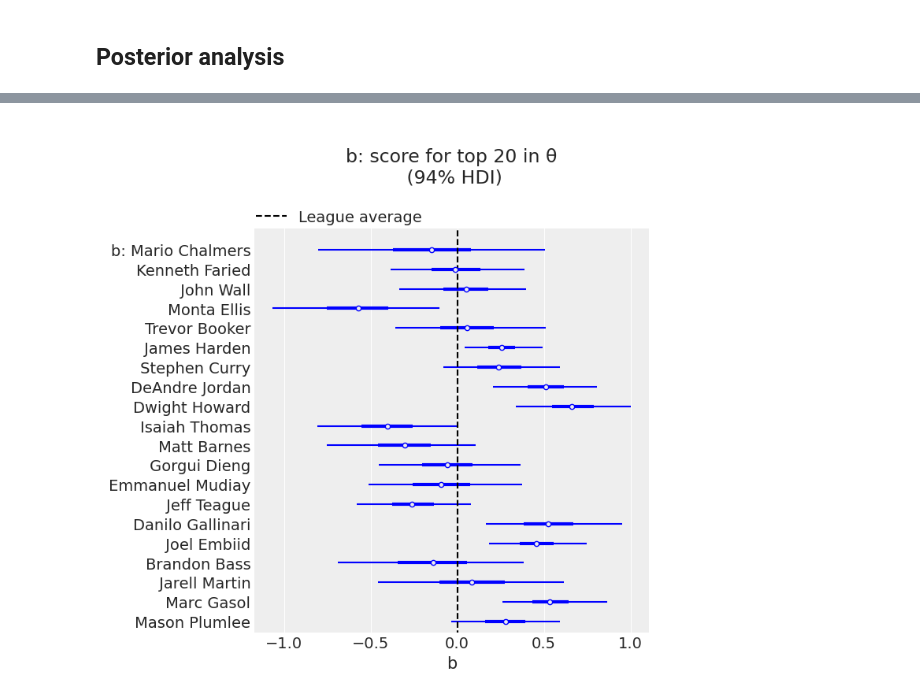
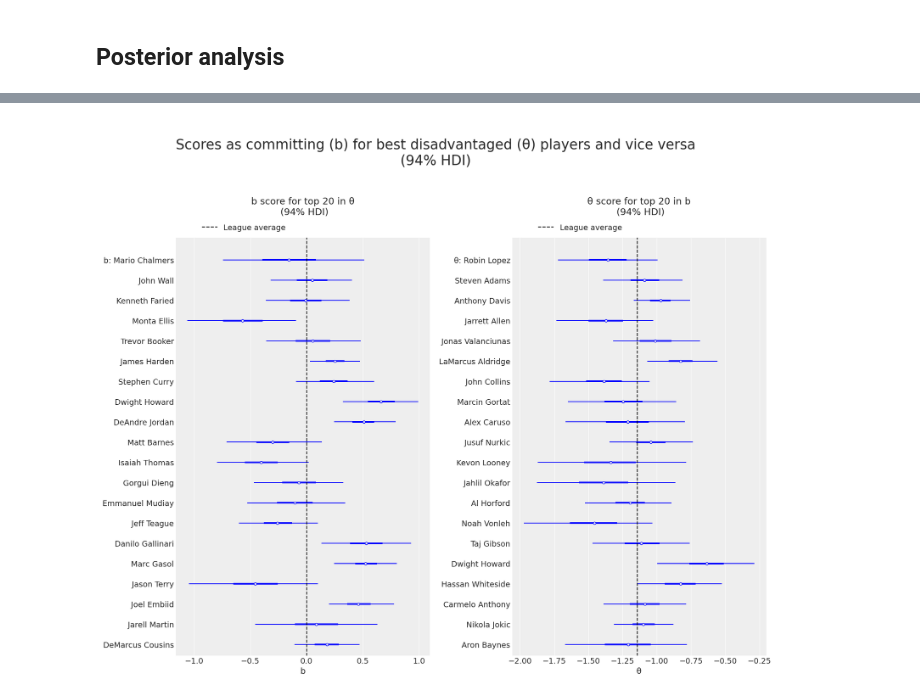
Before and after one commit to ltoniazzi/Item-Response-NBA, a Jupyter notebook: Item-Response-NBA.ipynb, the cells around one changed output, grey strips where cells are left out. Cells and saved outputs as stored; diff of their text form; code cells hidden in the pictures.

```diff
--- a/Item-Response-NBA.ipynb
+++ b/Item-Response-NBA.ipynb
@@ -131,0 +67,3 @@ Number of committing players: 792
+# %%
+df_orig = pd.read_csv("./data/item_response_nba.csv",index_col=0)
+df_orig.head()
@@ -177,8 +184,6 @@ coords = {"disadvantaged": disadvantaged, "committing": committing}
 with pm.Model(coords=coords) as model:
 
     # Data
-    disadvantaged_observed = pm.Data("disadvantaged_observed", df.disadvantaged_player_id)
-    committing_observed = pm.Data("committing_observed", df.committing_player_id)
     foul_called_observed = pm.Data("foul_called_observed", df.foul_called)
 
     # Hyperpriors
@@ -286,15 +292,18 @@ def order_posterior(inferencedata, var, bottom_bool):
     return xarray_.sortby(xarray_, ascending=bottom_bool)
 
 
-top_θ, bottom_θ = order_posterior(trace, "θ", False), order_posterior(trace, "θ", True)
-top_b, bottom_b = order_posterior(trace, "b", False), order_posterior(trace, "b", True)
+top_θ, bottom_θ = (order_posterior(trace, "θ", False),
+                   order_posterior(trace, "θ", True))
+top_b, bottom_b = (order_posterior(trace, "b", False),
+                   order_posterior(trace, "b", True))
 
 amount = 10  # How many top players we want to display in each cathegory
 
 fig = plt.figure(figsize=(17, 14))
 fig.suptitle(
-    "\nPosterior estimates for top and bottom players " "with respect to θ and b  \n(94% HDI)\n",
-    fontsize=20,
+    "\nPosterior estimates for top and bottom disadvantaged (θ) and "
+    "committing (b) players \n(94% HDI)\n",
+    fontsize=25,
 )
 θ_top_ax = fig.add_subplot(221)
 b_top_ax = fig.add_subplot(222)
@@ -331,7 +340,7 @@ az.plot_forest(
 θ_bottom_ax.legend(loc=2)
 
 # b: plot top
-ax = az.plot_forest(
+az.plot_forest(
     trace,
     var_names=["b"],
     colors="blue",
@@ -368,25 +379,53 @@ The next and final plot shows the `b` scores for the top players with respect to
 # %%
 amount = 20  # How many top players we want to display
+top_θ_list = top_θ[:amount].coords["disadvantaged"].to_dict()["data"]
+top_b_list = top_b[:amount].coords["committing"].to_dict()["data"]
+
 top_θ_in_committing = set(committing).intersection(
-    set(top_θ[:amount].coords["disadvantaged"].to_dict()["data"])
+                      set(top_θ_list)
 )
-if len(top_θ_in_committing) < amount:
+top_b_in_disadvantaged = set(disadvantaged).intersection(
+                         set(top_b_list)
+)
+if (len(top_θ_in_committing) < amount) | (len(top_b_in_disadvantaged) < amount):
     print(
-        f"Some players in the top {amount} for θ do not have observations for b.\n",
+        f"Some players in the top {amount} for θ (or b) do not have observations for b (or θ).\n",
         "Plot not shown",
     )
 else:
-    ax = az.plot_forest(
+    fig = plt.figure(figsize=(17, 14))
+    fig.suptitle("\nScores as committing (b) for best disadvantaged (θ) players"
+                 " and vice versa"
+                 "\n(94% HDI)\n",
+                 fontsize=25,
+    )
+    b_top_θ = fig.add_subplot(121)
+    θ_top_b = fig.add_subplot(122)
+
+    az.plot_forest(
         trace,
         var_names=["b"],
         colors="blue",
         combined=True,
         coords={"committing": top_θ[:amount].coords["disadvantaged"].to_dict()["data"]},
         figsize=(7, 7),
-    )[0]
-    ax.set_title(f"\nb: score for top {amount} in θ\n (94% HDI)\n\n", fontsize=17)
-    ax.set_xlabel("b")
-    ax.vlines(μ_b_mean, -1, amount, color="k", ls="--", label="League average")
-    ax.legend(loc="upper right", bbox_to_anchor=(0.46, 1.08));
+        ax= b_top_θ)
+    b_top_θ.set_title(f"\nb score for top {amount} in θ\n (94% HDI)\n\n", fontsize=17)
+    b_top_θ.set_xlabel("b")
+    b_top_θ.vlines(μ_b_mean, -1, amount, color="k", ls="--", label="League average")
+    b_top_θ.legend(loc="upper right", bbox_to_anchor=(0.46, 1.05));
+
+    az.plot_forest(
+        trace,
+        var_names=["θ"],
+        colors="blue",
+        combined=True,
+        coords={"disadvantaged": top_b[:amount].coords["committing"].to_dict()["data"]},
+        figsize=(7, 7),
+        ax= θ_top_b)
+    θ_top_b.set_title(f"\nθ score for top {amount} in b\n (94% HDI)\n\n", fontsize=17)
+    θ_top_b.set_xlabel("θ")
+    θ_top_b.vlines(μ_θ_mean, -1, amount, color="k", ls="--", label="League average")
+    θ_top_b.legend(loc="upper right", bbox_to_anchor=(0.46, 1.05));
 # %% [output]
-[figure, old version]
+[figure, new version]
```
Also changed, not shown: parts of 25 cells of this notebook.
